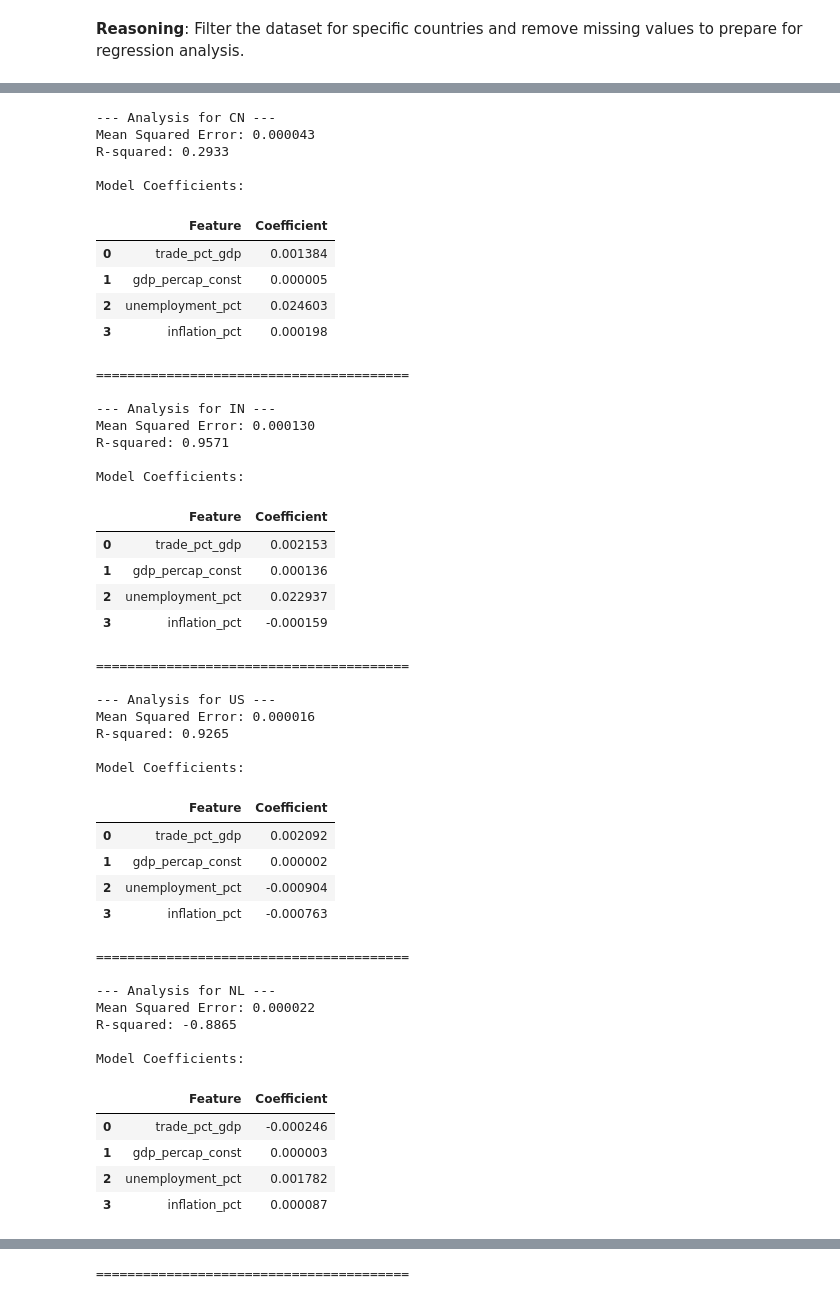
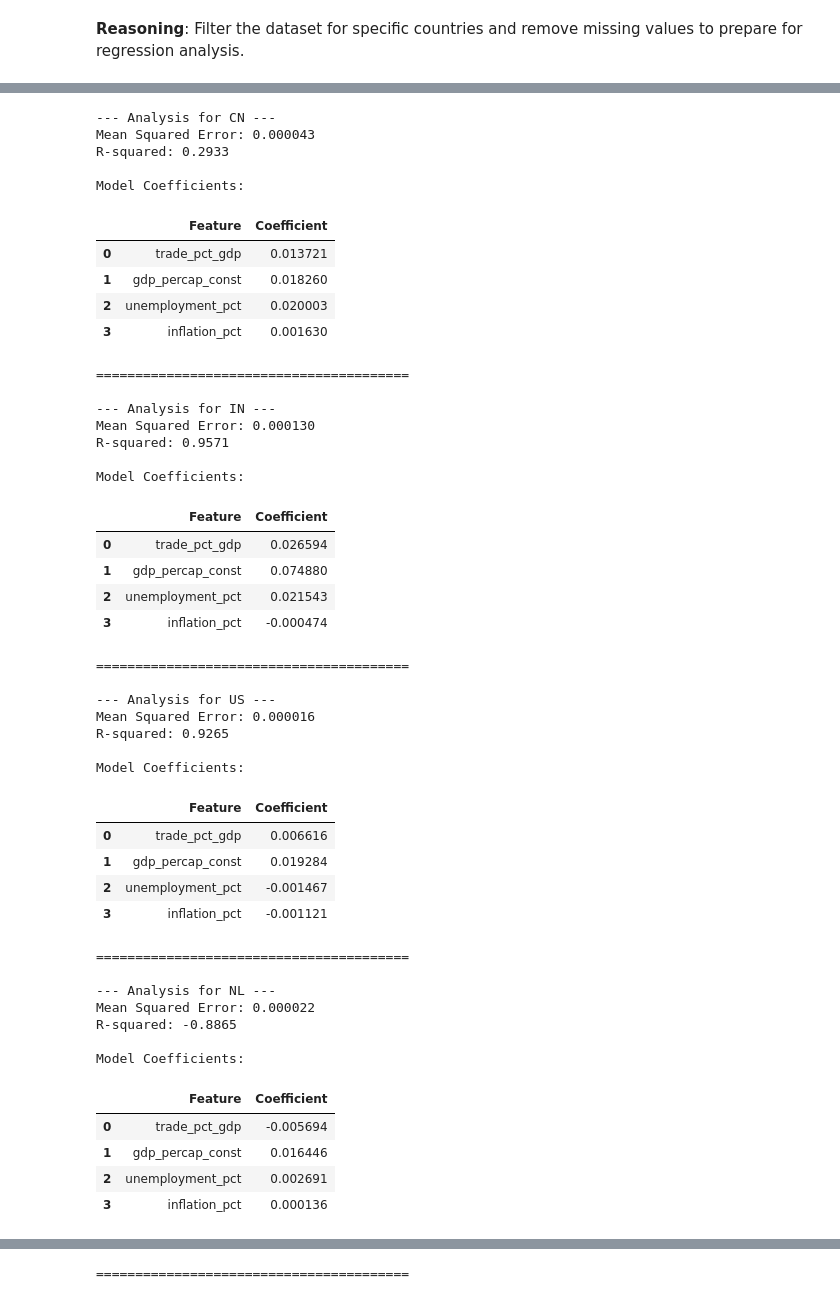
Before and after one commit to princeixr/Income_inequality, a Jupyter notebook: 602_indicators.ipynb, the cells around one changed output, grey strips where cells are left out. Cells and saved outputs as stored; diff of their text form; code cells hidden in the pictures.

```diff
--- a/602_indicators.ipynb
+++ b/602_indicators.ipynb
@@ -93,6 +93,7 @@ indicators = {
     'SL.UEM.TOTL.ZS': 'unemployment_pct',
     'FP.CPI.TOTL.ZG': 'inflation_pct',
     # 'SE.XPD.TOTL.GD.ZS': 'edu_spend_pct_gdp',
+    'NY.GNP.MKTP.CD': 'national_income',
     'NE.TRD.GNFS.ZS': 'trade_pct_gdp',
     'SP.POP.TOTL': 'population'
 }
@@ -526,7 +594,11 @@ from sklearn.metrics import mean_squared_error, r2_score
 import matplotlib.pyplot as plt
 import pandas as pd
 import numpy as np
+from sklearn.preprocessing import StandardScaler # Import StandardScaler
+
 models = {}
+plot_data = [] # List to store data for plotting
+
 # Iterate through each country
 for country in countries_to_analyze:
     print(f"--- Analysis for {country} ---")
@@ -534,67 +606,63 @@ for country in countries_to_analyze:
     # Filter data for the current country
     country_df = df_ml[df_ml['country_code'] == country]
 
+
     # Check if there is enough data points
     if len(country_df) < 5:
-        print(f"Not enough data to train model for {country} (n={len(country_df)})\n")
+        print(f"Not enough data to train model for {country} (n={len(country_df)})")
         continue
 
     # Define features and target
     X = country_df[feature_cols]
     y = country_df[target_col]
 
+    # Initialize and fit StandardScaler
+    scaler = StandardScaler()
+    X_scaled = scaler.fit_transform(X)
+
     # Split data
-    X_train, X_test, y_train, y_test = train_test_split(X, y, test_size=0.2, random_state=42)
+    X_train, X_test, y_train, y_test = train_test_split(X_scaled, y, test_size=0.2, random_state=42)
 
     # Initialize and train model
     model = LinearRegression()
     model.fit(X_train, y_train)
     models[country] = model
 
     # Predict
     y_pred = model.predict(X_test)
 
     # Evaluate
     mse = mean_squared_error(y_test, y_pred)
     r2 = r2_score(y_test, y_pred)
     print(f"Mean Squared Error: {mse:.6f}")
     print(f"R-squared: {r2:.4f}")
 
     # Coefficients
     coef_df = pd.DataFrame({
         'Feature': feature_cols,
         'Coefficient': model.coef_
     })
     print("\nModel Coefficients:")
     display(coef_df)
 
-    # # Plot Actual vs Predicted
-    # plt.figure(figsize=(6, 4))
-    # plt.scatter(y_test, y_pred, color='blue', alpha=0.6, label='Test Data')
-
-    # Plot diagonal line for reference
-    # min_val = min(y_test.min(), y_pred.min())
-    # max_val = max(y_test.max(), y_pred.max())
-    # plt.plot([min_val, max_val], [min_val, max_val], color='red', linestyle='--', label='Perfect Prediction')
-
-    # plt.xlabel('Actual Top 10% Share')
-    # plt.ylabel('Predicted Top 10% Share')
-    # plt.title(f'Actual vs Predicted - {country}')
-    # plt.legend()
-    # plt.grid(True, linestyle='--', alpha=0.7)
-    # plt.show()
+    # Store data for plotting later
+    plot_data.append({
+        'country': country,
+        'y_test': y_test,
+        'y_pred': y_pred
+    })
     print("\n" + "="*40 + "\n")
 # %% [output]
 --- Analysis for CN ---
 Mean Squared Error: 0.000043
 R-squared: 0.2933
 
 Model Coefficients:
 |  | Feature | Coefficient |
-| 0 | trade_pct_gdp | 0.001384 |
-| 1 | gdp_percap_const | 0.000005 |
-| 2 | unemployment_pct | 0.024603 |
-| 3 | inflation_pct | 0.000198 |
+| 0 | trade_pct_gdp | 0.013721 |
+| 1 | gdp_percap_const | 0.018260 |
+| 2 | unemployment_pct | 0.020003 |
+| 3 | inflation_pct | 0.001630 |
 ========================================
 
 --- Analysis for IN ---
@@ -603,10 +671,10 @@ R-squared: 0.9571
 
 Model Coefficients:
 |  | Feature | Coefficient |
-| 0 | trade_pct_gdp | 0.002153 |
-| 1 | gdp_percap_const | 0.000136 |
-| 2 | unemployment_pct | 0.022937 |
-| 3 | inflation_pct | -0.000159 |
+| 0 | trade_pct_gdp | 0.026594 |
+| 1 | gdp_percap_const | 0.074880 |
+| 2 | unemployment_pct | 0.021543 |
+| 3 | inflation_pct | -0.000474 |
 ========================================
 
 --- Analysis for US ---
@@ -615,10 +683,10 @@ R-squared: 0.9265
 
 Model Coefficients:
 |  | Feature | Coefficient |
-| 0 | trade_pct_gdp | 0.002092 |
-| 1 | gdp_percap_const | 0.000002 |
-| 2 | unemployment_pct | -0.000904 |
-| 3 | inflation_pct | -0.000763 |
+| 0 | trade_pct_gdp | 0.006616 |
+| 1 | gdp_percap_const | 0.019284 |
+| 2 | unemployment_pct | -0.001467 |
+| 3 | inflation_pct | -0.001121 |
 ========================================
 
 --- Analysis for NL ---
@@ -627,10 +695,10 @@ R-squared: -0.8865
 
 Model Coefficients:
 |  | Feature | Coefficient |
-| 0 | trade_pct_gdp | -0.000246 |
-| 1 | gdp_percap_const | 0.000003 |
-| 2 | unemployment_pct | 0.001782 |
-| 3 | inflation_pct | 0.000087 |
+| 0 | trade_pct_gdp | -0.005694 |
+| 1 | gdp_percap_const | 0.016446 |
+| 2 | unemployment_pct | 0.002691 |
+| 3 | inflation_pct | 0.000136 |
 ========================================
 
 --- Analysis for ZA ---
```
Also changed, not shown: parts of 22 cells of this notebook.
